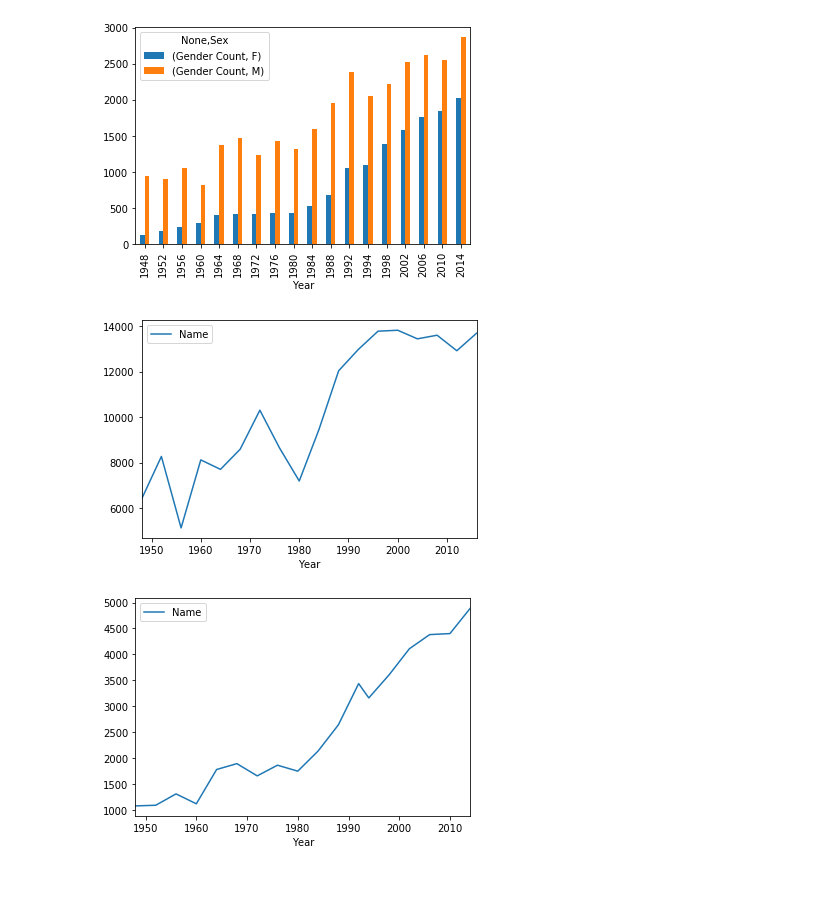
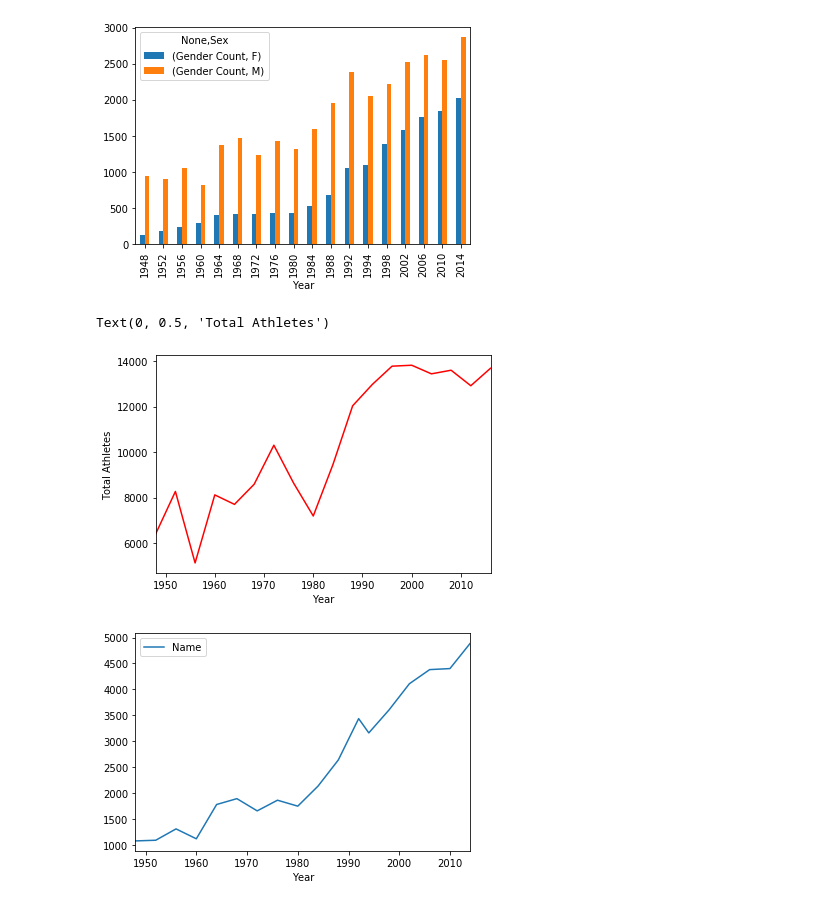
Before and after one commit to tysorensen/project1-group1, a Jupyter notebook: olympic_data.ipynb, the cells around one changed output. Drawn from its saved outputs; the diff is of its cells as text; code cells hidden in the pictures.

```diff
--- a/olympic_data.ipynb
+++ b/olympic_data.ipynb
@@ -175,17 +177,19 @@ gender_line_graph = gender_count_rename.plot.bar()
 # %%
 # INCREASE IN TOTAL SUMMER OLYMPIC ATHLETES OVER TIME
 
 # group summer games by year
 grouped_year = summer_olympics.groupby(["Year"])
 
 total_athletes_summer = grouped_year["Name"].count()
 
 total_athletes_summer_df = pd.DataFrame(total_athletes_summer)
 total_athletes_summer_df
 
-total_athlete_line_graph = total_athletes_summer_df.plot.line()
+total_athlete_line_graph = total_athletes_summer_df.plot.line(legend=False, color="Red")
+total_athlete_line_graph.set_ylabel("Total Athletes")
 # %% [output]
+Text(0, 0.5, 'Total Athletes')
-[figure, old version]
+[figure, new version]
 # %%
 # INCREASE IN TOTAL WINTER OLYMPIC ATHLETES OVER TIME
 
```
Also changed, not shown: parts of 6 cells of this notebook.
